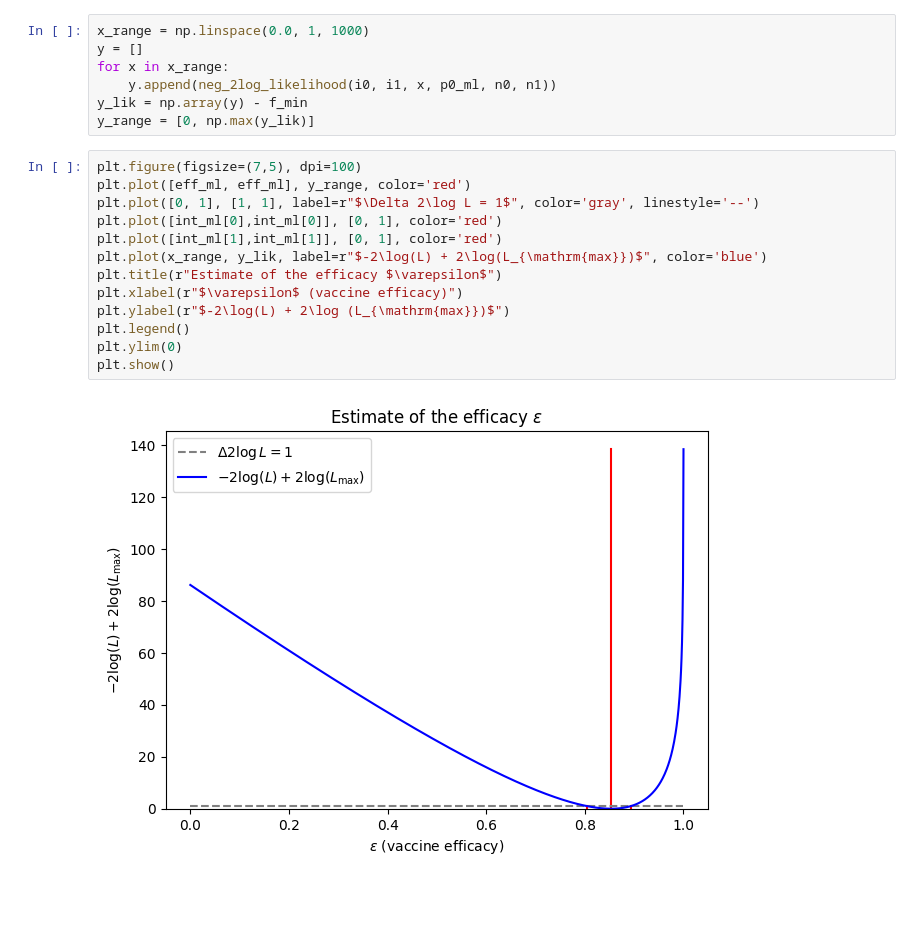
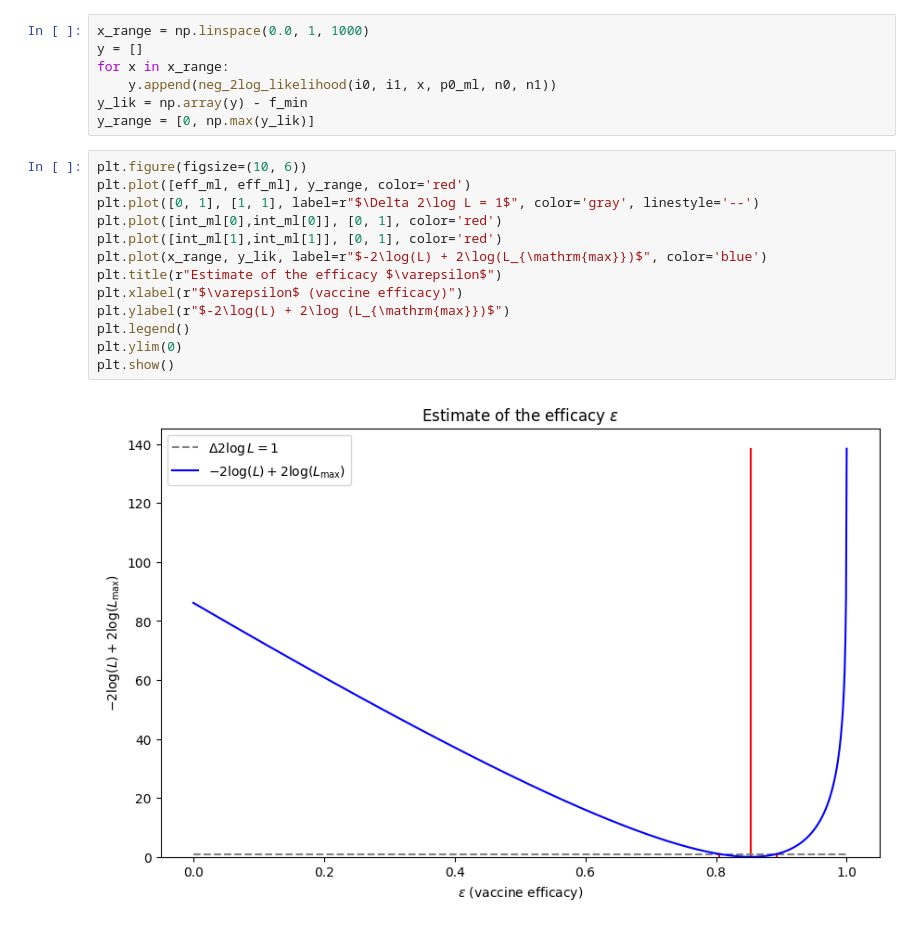
Before and after one commit to lucalista/analisi-dati-2024, a Jupyter notebook: 13.02.00__Stima_della_efficacia_di_un_vaccino.ipynb, the cells around one changed output. Cells and saved outputs as stored; diff of their text form; blank space fills up the shorter version.

```diff
--- a/13.02.00__Stima_della_efficacia_di_un_vaccino.ipynb
+++ b/13.02.00__Stima_della_efficacia_di_un_vaccino.ipynb
@@ -234,18 +236,18 @@ for x in x_range:
 y_lik = np.array(y) - f_min
 y_range = [0, np.max(y_lik)]
 # %%
-plt.figure(figsize=(7,5), dpi=100)
+plt.figure(figsize=(10, 6))
 plt.plot([eff_ml, eff_ml], y_range, color='red')
 plt.plot([0, 1], [1, 1], label=r"$\Delta 2\log L = 1$", color='gray', linestyle='--')
 plt.plot([int_ml[0],int_ml[0]], [0, 1], color='red')
 plt.plot([int_ml[1],int_ml[1]], [0, 1], color='red')
 plt.plot(x_range, y_lik, label=r"$-2\log(L) + 2\log(L_{\mathrm{max}})$", color='blue')
 plt.title(r"Estimate of the efficacy $\varepsilon$")
 plt.xlabel(r"$\varepsilon$ (vaccine efficacy)")
 plt.ylabel(r"$-2\log(L) + 2\log (L_{\mathrm{max}})$")
 plt.legend()
 plt.ylim(0)
 plt.show()
 # %% [output]
-[figure, old version]
+[figure, new version]
 # %%
```
Also changed, not shown: parts of 14 cells of this notebook.
